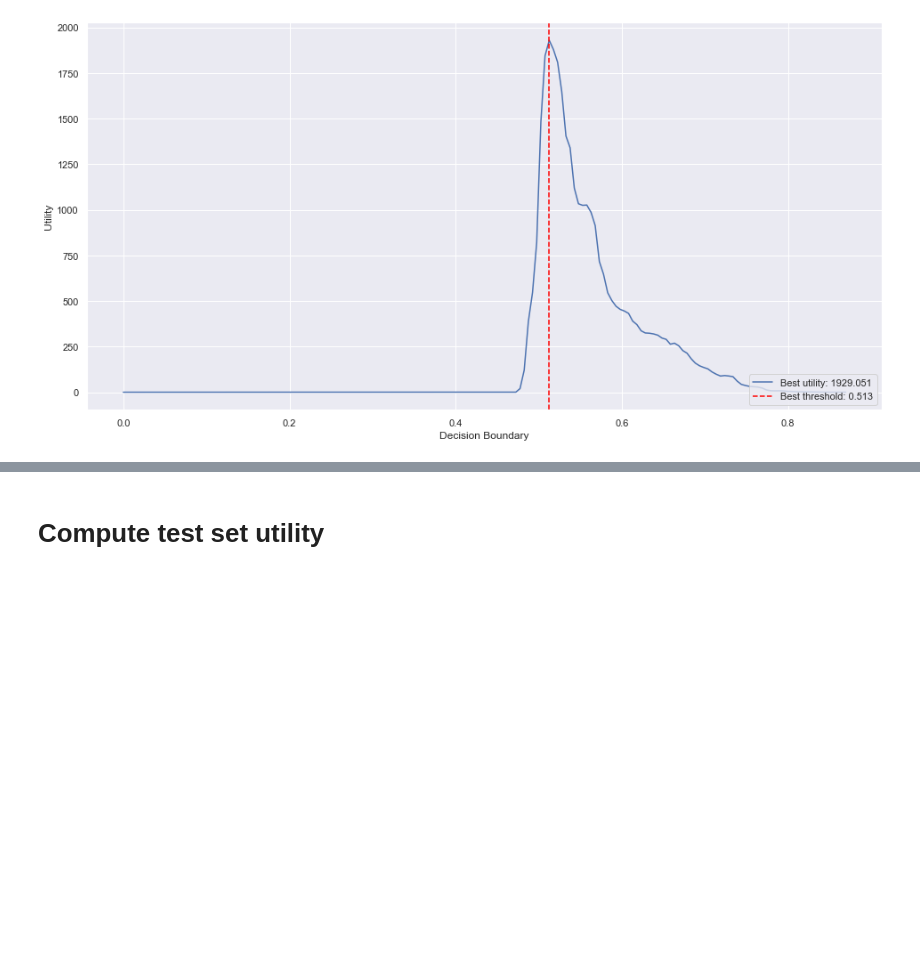
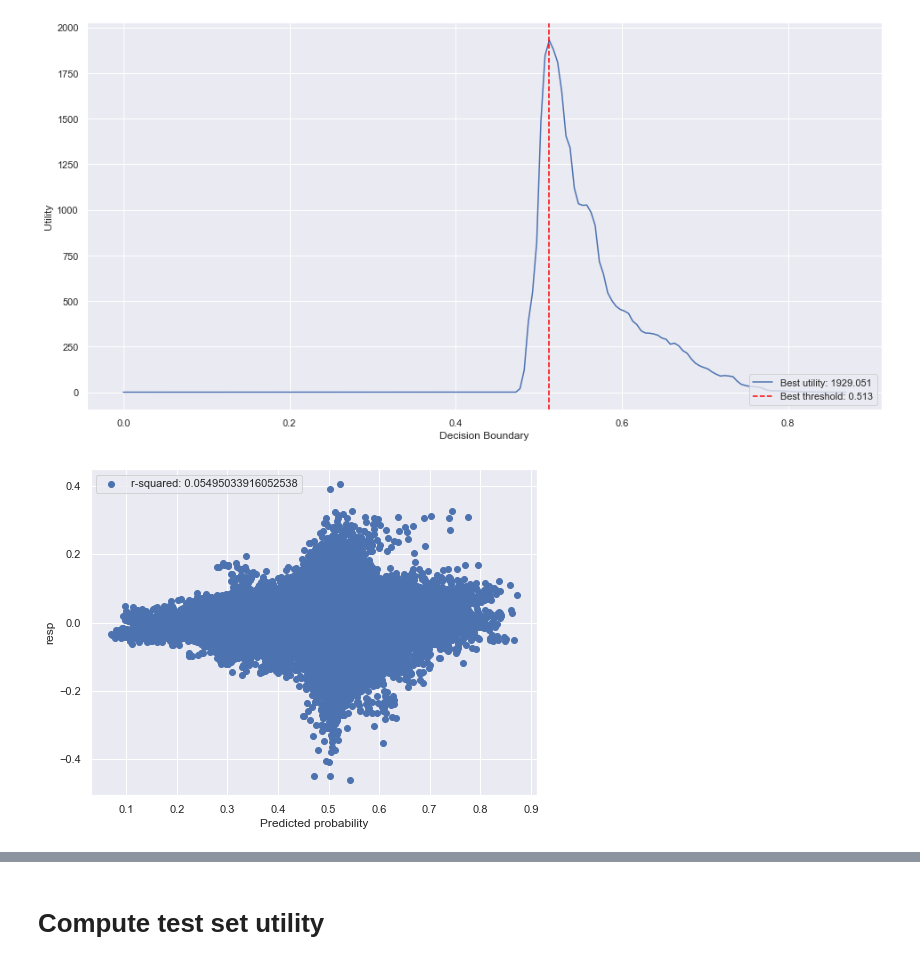
Before and after one commit to Tahahaha7/Jane_Street_Market_Prediction, a Jupyter notebook: Janestreet_LightGBM.ipynb, the cells around one changed output, grey strips where cells are left out. Saved outputs shown, nothing was run; the diff lists cells and outputs as text; code cells hidden in the pictures; blank space fills up the shorter version.

Commit message:
Updated notebook
Everything is ready except the kaggle api for test set evaluation

```diff
--- a/Janestreet_LightGBM.ipynb
+++ b/Janestreet_LightGBM.ipynb
@@ -122,7 +122,7 @@ folds = TimeSeriesSplit(n_splits=n_folds)
 
 splits = folds.split(train_set[predictors], train_set[outcome])
 
-y_preds = np.zeros(test_set.shape[0])
+y_preds = np.zeros(validation_set.shape[0])
 y_oof = np.zeros(train_set.shape[0])
 mean_score = []
 
@@ -153,7 +153,7 @@ for fold_n, (train_index, valid_index) in enumerate(splits):
 
     mean_score.append(val_score)
 
-    y_preds += model.predict(test_set[predictors], num_iteration=model.best_iteration) / n_folds
+    y_preds += model.predict(validation_set[predictors], num_iteration=model.best_iteration) / n_folds
 
     del X_train, X_valid, y_train, y_valid
     gc.collect()
@@ -182,9 +182,9 @@ AUC score over folds is 0.5127339154044773
 # %% [markdown]
 ### $\text{LightGBM: One Split}$
 # %%
-X_train, X_test, y_train, y_test = train_set[predictors],  test_set[predictors], train_set[outcome], test_set[outcome]
+X_train, X_validation, y_train, y_validation = train_set[predictors],  validation_set[predictors], train_set[outcome], validation_set[outcome]
 
-#print(X_train.shape, X_test.shape, y_train.shape, y_test.shape)
+#print(X_train.shape, X_validation.shape, y_train.shape, y_validation.shape)
 
 lgb_model = lgb.LGBMClassifier()
 lgb_model.fit(X_train, y_train.values.reshape(len(y_train),), verbose=True)
@@ -306,9 +288,9 @@ best_params
 # %% [markdown]
 # Compute utility score depending on decision threshold'
 # %%
-y_pred_probs = lgb_model.predict_proba(X_test)
+y_pred_probs = lgb_model.predict_proba(X_validation)
 # %%
-test_set["lgbm_predicted_prob"] = y_pred_probs[:, 1] #Probability of target=1
+validation_set["lgbm_predicted_prob"] = y_pred_probs[:, 1] #Probability of target=1
 # %% [output]
 A value is trying to be set on a copy of a slice from a DataFrame.
 Try using .loc[row_indexer,col_indexer] = value instead
@@ -356,3 +338,13 @@ plt.legend(loc=4)
 plt.show()
 # %% [output]
 [figure]
+# %%
+plt.scatter(validation_set.lgbm_predicted_prob, validation_set.resp, label="r-squared: {}".format(np.corrcoef(validation_set.lgbm_predicted_prob,
+                                                                                             validation_set.resp)[0,1]))
+plt.xlabel("Predicted probability")
+plt.ylabel("resp")
+
+plt.legend(loc=0)
+plt.show()
+# %% [output]
+[figure, added]
```
Also changed, not shown: parts of 16 cells of this notebook.
